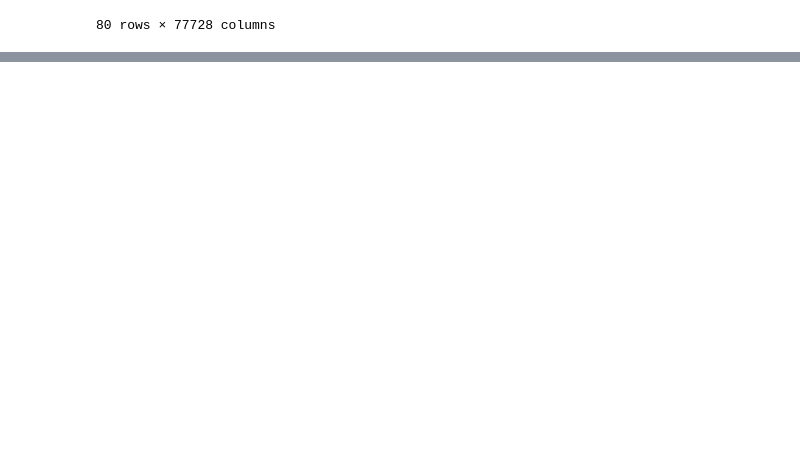
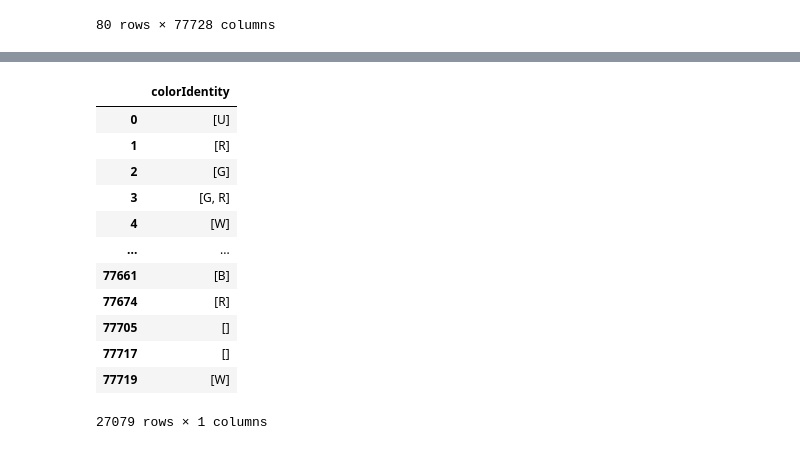
Before and after one commit to Mickie-n-s/MTG_Project, a Jupyter notebook: MTG_Cleaning.ipynb, the cells around one changed output, grey strips where cells are left out. Cells and saved outputs as stored; diff of their text form; code cells hidden in the pictures; blank space fills up the shorter version.

```diff
--- a/MTG_Cleaning.ipynb
+++ b/MTG_Cleaning.ipynb
@@ -136,0 +203,20 @@ Note: you may need to restart the kernel to use updated packages.
+# %%
+color_lists_df = df_three[["colorIdentity"]]
+mana_value_df = df_three[["manaValue"]]
+creatures_df = df_three[["types"]]
+
+color_lists_df
+# %% [output]
+|  | colorIdentity |
+| 0 | [U] |
+| 1 | [R] |
+| 2 | [G] |
+| 3 | [G, R] |
+| 4 | [W] |
+| ... | ... |
+| 77661 | [B] |
+| 77674 | [R] |
+| 77705 | [] |
+| 77717 | [] |
+| 77719 | [W] |
+27079 rows × 1 columns
```
Also changed, not shown: parts of 17 cells of this notebook.
